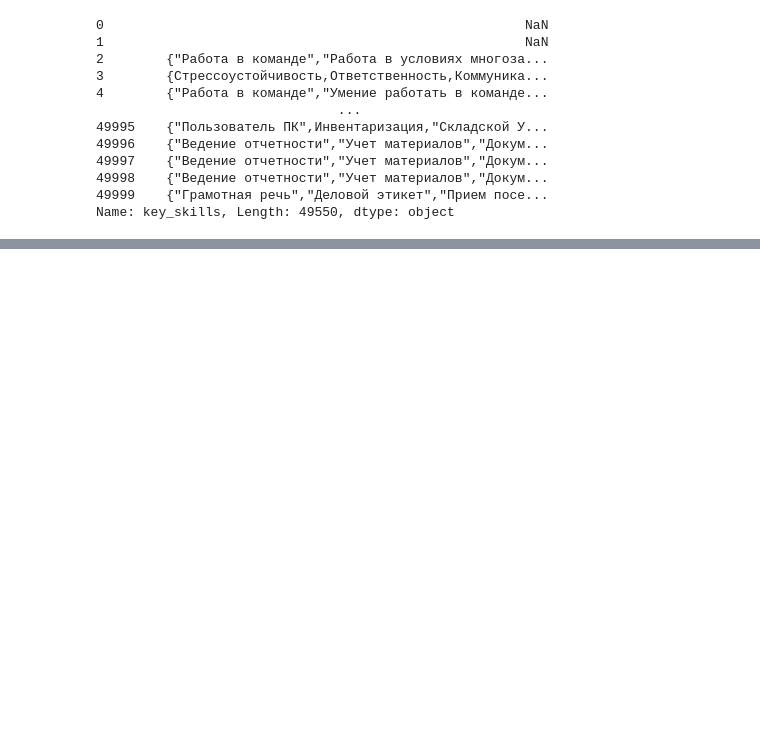
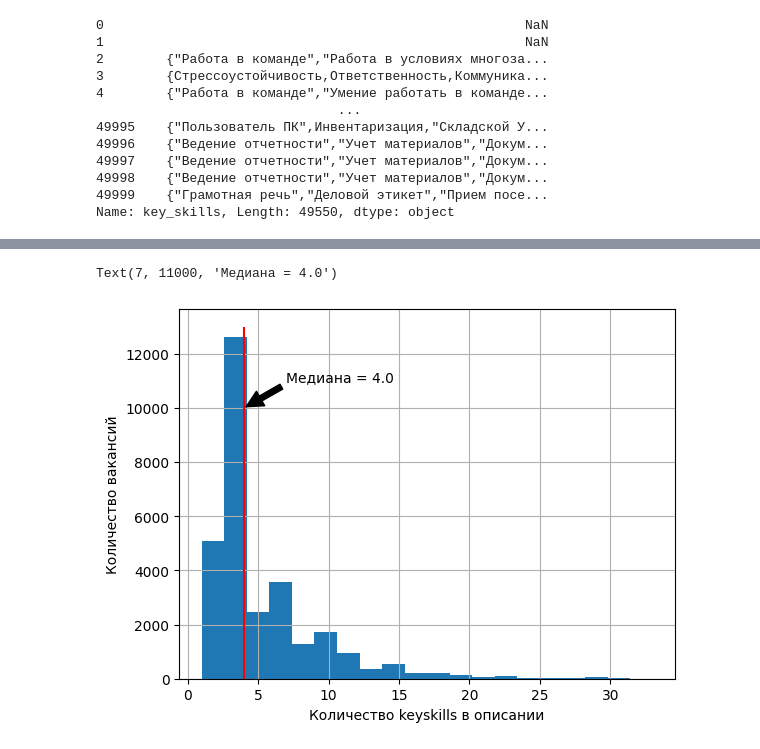
Before and after one commit to Slava0505/job-description-keyword-extractor, a Jupyter notebook: notebooks/EDA.ipynb, the cells around one changed output, grey strips where cells are left out. Drawn from its saved outputs; the diff is of its cells as text; code cells hidden in the pictures; blank space fills up the shorter version.

Commit message:
ploted keyskills diagrams

```diff
--- a/notebooks/EDA.ipynb
+++ b/notebooks/EDA.ipynb
@@ -35,0 +50,19 @@ df['key_skills_list'] = df['key_skills'].str.split(',')
+# %%
+fig, ax = plt.subplots()
+# ax.plot(bins, y, '--', color ='black')
+
+
+
+key_skills_num = df['key_skills_list'].apply(len)-1
+key_skills_num_notnull = key_skills_num[key_skills_num>0]
+key_skills_num_notnull.hist(bins = 20)
+median = key_skills_num_notnull.median()
+
+ax.set_xlabel('Количество keyskills в описании')
+ax.set_ylabel('Количество вакансий')
+ax.vlines(4,  0, 13000, color = 'r')
+plt.annotate(f"Медиана = {median}", xy=(4, 10000), xytext=(7, 11000),
+            arrowprops=dict(facecolor='black', shrink=0.05))
+# %% [output]
+Text(7, 11000, 'Медиана = 4.0')
+[figure, added]
```
Also changed, not shown: parts of 8 cells of this notebook.
